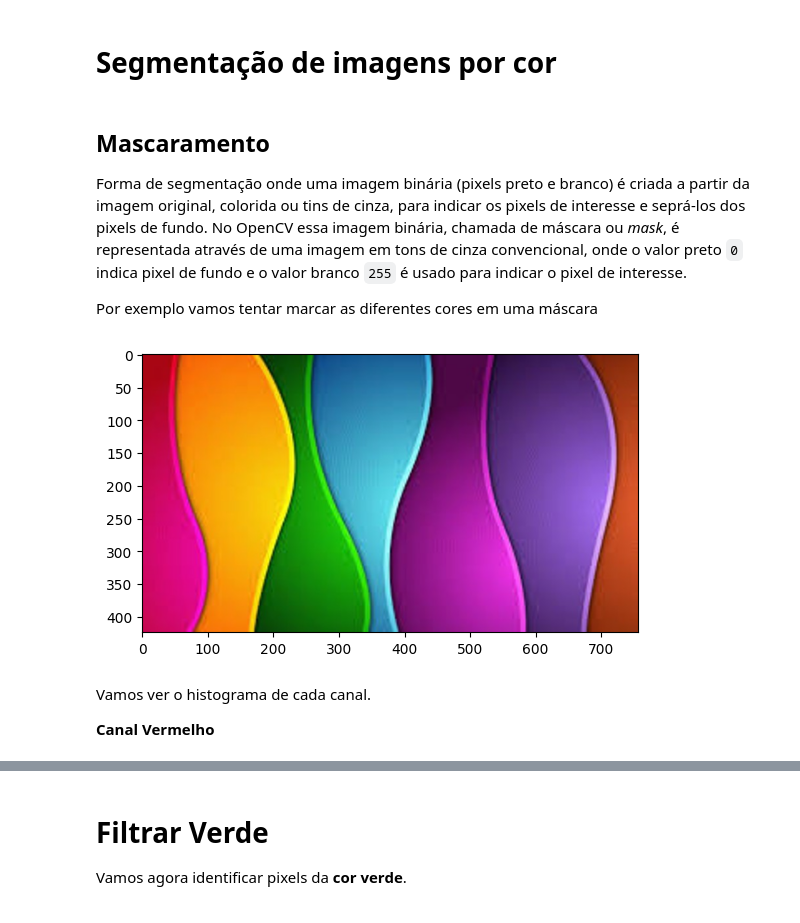
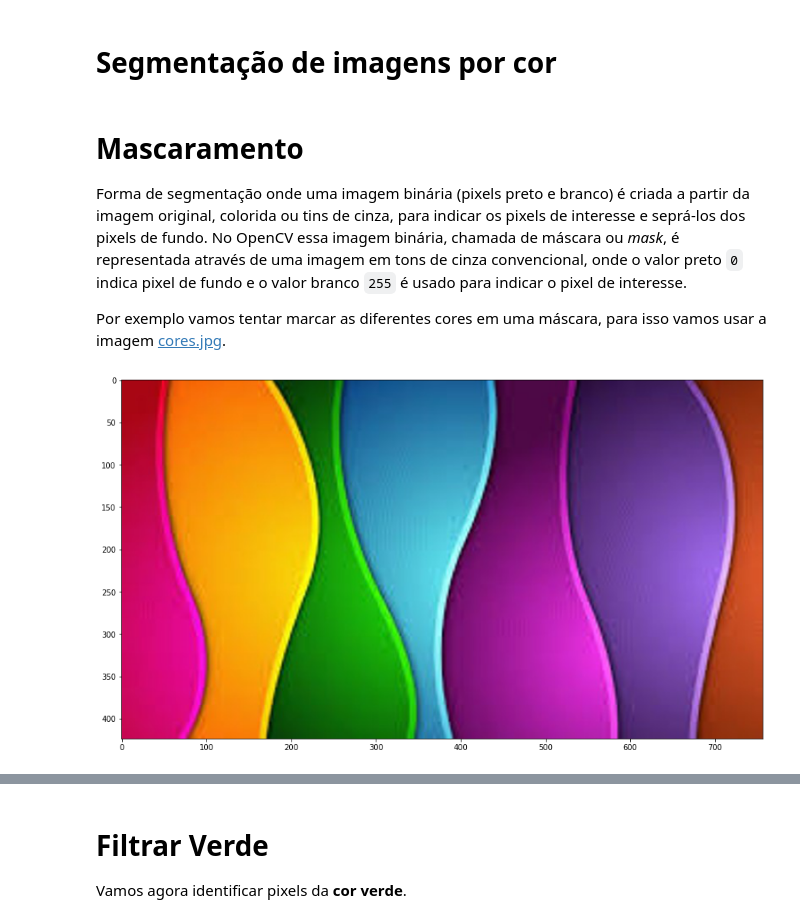
Before and after one commit to Insper/robotica-computacional, a Jupyter notebook: docs/modulos/01-imagens-e-matrizes/atividade4.ipynb, the cells around one changed output, grey strips where cells are left out. Cells and saved outputs as stored; diff of their text form; code cells hidden in the pictures.

```diff
--- a/docs/modulos/01-imagens-e-matrizes/atividade4.ipynb
+++ b/docs/modulos/01-imagens-e-matrizes/atividade4.ipynb
@@ -1,23 +1,20 @@
 # %% [markdown]
 # Segmentação de imagens por cor
 # %% [markdown]
-## Mascaramento
+# Mascaramento
 
 Forma de segmentação onde uma imagem binária (pixels preto e branco) é criada a partir da imagem original, colorida ou tins de cinza, para indicar os pixels de interesse e seprá-los dos pixels de fundo. No OpenCV essa imagem binária, chamada de máscara ou *mask*, é representada através de uma imagem em tons de cinza convencional, onde o valor preto `0` indica pixel de fundo e o valor branco `255` é usado para indicar o pixel de interesse.
 
-Por exemplo vamos tentar marcar as diferentes cores em uma máscara
+Por exemplo vamos tentar marcar as diferentes cores em uma máscara, para isso vamos usar a imagem [cores.jpg](img/cores.jpg).
 # %%
 import cv2
 import matplotlib.pyplot as plt
 import numpy as np
+plt.rcParams['figure.figsize'] = [15, 15]
 
 # Já invertendo os canais
 cores_rgb = cv2.imread("img/cores.jpg")[:,:,::-1]
 plt.imshow(cores_rgb)
 plt.show()
 # %% [output]
-[figure, old version]
+[figure, new version]
-# %% [markdown]
-Vamos ver o histograma de cada canal.
-
-**Canal Vermelho**
```
Also changed, not shown: parts of 15 cells of this notebook, 1 other file.
